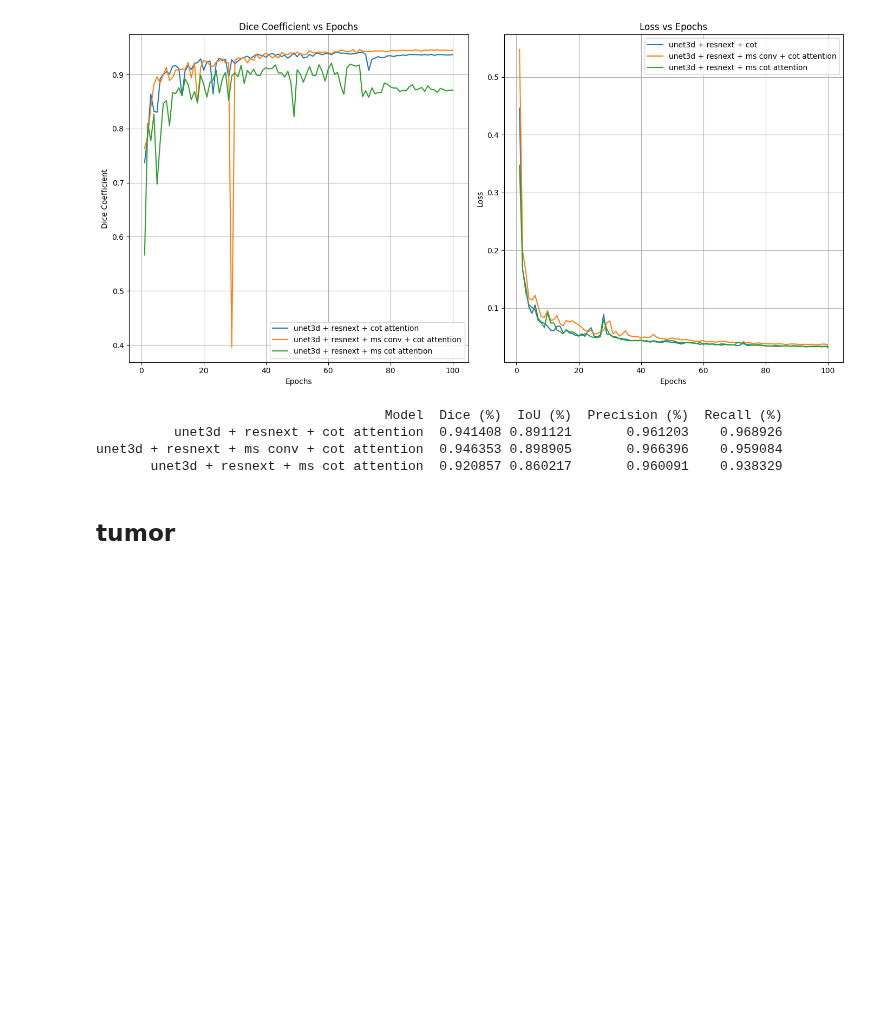
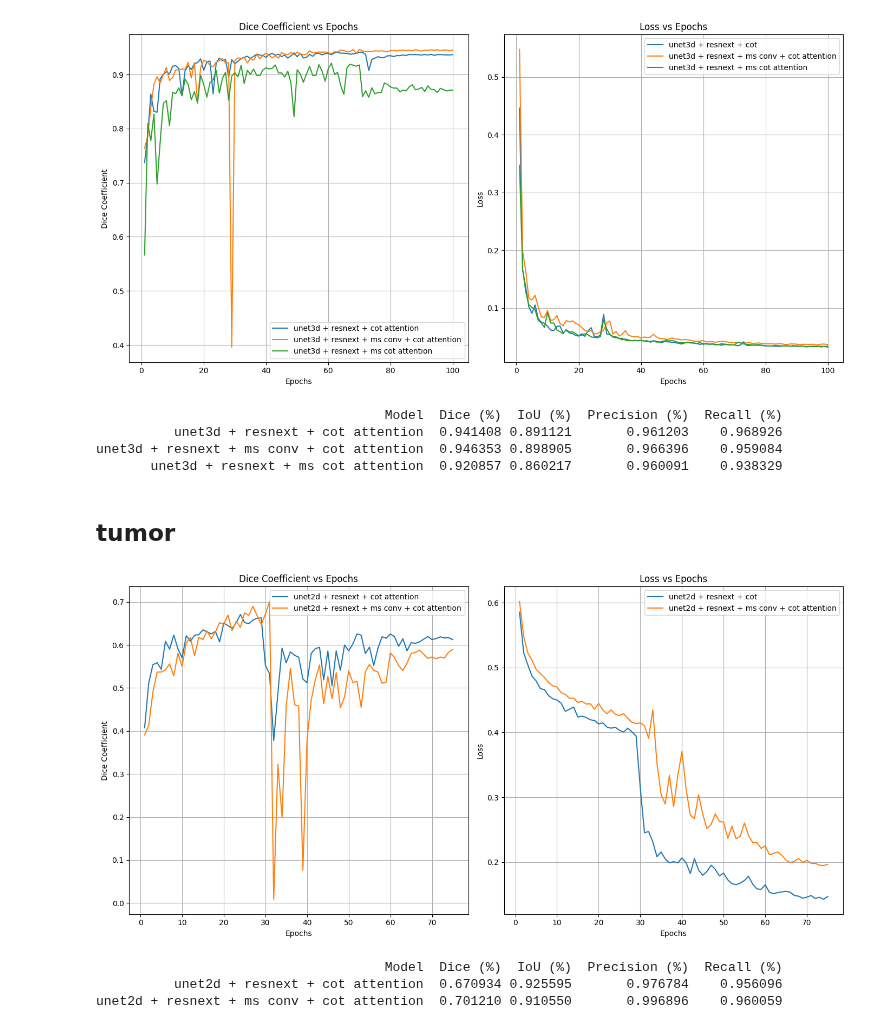
Before and after one commit to quanndm/kltn, a Jupyter notebook: notebooks/result.ipynb, the cells around one changed output. Saved outputs shown, nothing was run; the diff lists cells and outputs as text; code cells hidden in the pictures; blank space fills up the shorter version.

```diff
--- a/notebooks/result.ipynb
+++ b/notebooks/result.ipynb
@@ -73,3 +75,34 @@ unet3d + resnext + ms conv + cot attention  0.946353 0.898905       0.966396
        unet3d + resnext + ms cot attention  0.920857 0.860217       0.960091    0.938329
 # %% [markdown]
 ## tumor
+# %%
+model_results_cot = load_metrics('/content/gdrive/MyDrive/KLTN/code/result_model_UNet2DWResNeXtCoT_tumor_2d.json')
+model_results_mcb = load_metrics('/content/gdrive/MyDrive/KLTN/code/result_model_MSC_CoTNeXtUNet2D_tumor_mcb.json')
+# %%
+epochs = list(range(1, len(model_results_cot["dice_tumor"]) + 1))
+plt.figure(figsize=(14, 7))
+
+# dice
+plt.subplot(1, 2, 1)
+plt.plot(epochs, model_results_cot["dice_tumor"], label='unet2d + resnext + cot attention')
+plt.plot(epochs, model_results_mcb["dice_tumor"], label='unet2d + resnext + ms conv + cot attention')
+plt.title('Dice Coefficient vs Epochs')
+plt.xlabel('Epochs')
+plt.ylabel('Dice Coefficient')
+plt.legend()
+plt.grid()
+
+#loss
+plt.subplot(1, 2, 2)
+plt.plot(epochs, model_results_cot["loss"], label='unet2d + resnext + cot ')
+plt.plot(epochs, model_results_mcb["loss"], label='unet2d + resnext + ms conv + cot attention')
+plt.title('Loss vs Epochs')
+plt.xlabel('Epochs')
+plt.ylabel('Loss')
+plt.legend()
+plt.grid()
+
+plt.tight_layout()
+plt.show()
+# %% [output]
+[figure, added]
@@ -75,0 +117,7 @@ unet3d + resnext + ms conv + cot attention  0.946353 0.898905       0.966396
+# %%
+df = pd.DataFrame(data)
+print(df.to_string(index=False))
+# %% [output]
+                                     Model  Dice (%)  IoU (%)  Precision (%)  Recall (%)
+          unet2d + resnext + cot attention  0.670934 0.925595       0.976784    0.956096
+unet2d + resnext + ms conv + cot attention  0.701210 0.910550       0.996896    0.960059
```
Also changed, not shown: parts of 2 cells of this notebook.
